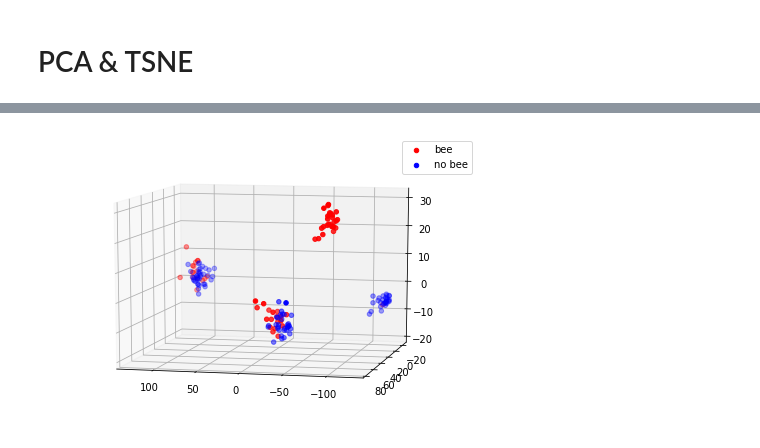
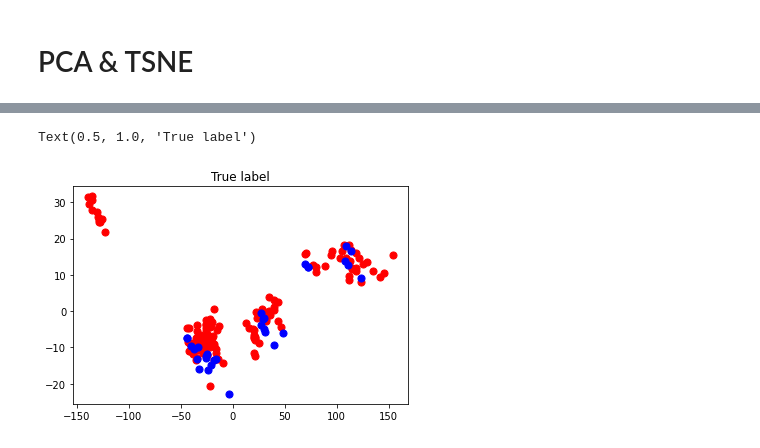
Before and after one commit to AnnieCRY/DS5230-project, a Jupyter notebook: EDA.ipynb, the cells around one changed output, grey strips where cells are left out. Saved outputs shown, nothing was run; the diff lists cells and outputs as text; code cells hidden in the pictures.

```diff
--- a/EDA.ipynb
+++ b/EDA.ipynb
@@ -98,3 +124,11 @@ plt.show()
+# %%
+plt.scatter(pca_df[pca_df['label']=='bee'].iloc[:,0], pca_df[pca_df['label']=='bee'].iloc[:,1], c='r', s=50, cmap='viridis')
+plt.scatter(pca_df[pca_df['label']=='nobee'].iloc[:,0], pca_df[pca_df['label']=='nobee'].iloc[:,1], c='b', s=50, cmap='viridis')
+
+plt.title("True label")
+# %% [output]
+Text(0.5, 1.0, 'True label')
+[figure, added]
 # %%
 # 3-component PCA:
 pca3 = PCA(n_components = 3)
@@ -105,30 +139,2 @@ pca3_df = pd.DataFrame(data = pca3, columns = ['component1', 'component2', 'comp
 
 pca3_df = pd.concat([pca3_df, pd.DataFrame(Y_train, columns = ['label'])], axis = 1)
-# %%
-# 3-component PCA visualization:
-pca3_bee = pca3_df[pca3_df.label == 1]
-
-pca3_nobee = pca3_df[pca3_df.label == 0]
-
-x1 = pca3_bee.component1
-y1 = pca3_bee.component2
-z1 = pca3_bee.component3
-
-x2 = pca3_nobee.component1
-y2 = pca3_nobee.component2
-z2 = pca3_nobee.component3
-
-fig3 = plt.figure()
-ax = Axes3D(fig3)
-
-ax.scatter(x1, y1, z1, c = 'r', label = 'bee')
-ax.scatter(x2, y2, z2, c = 'b', label = 'no bee')
-ax.legend(loc = 'best')
-ax.view_init(elev = 10, azim = 103)
-#for ii in range(0,360):
-#    ax.view_init(elev=10., azim=ii)
-#    plt.savefig("D:\\3Dplot\\movie%d.png" % ii)
-
-plt.show()
-# %% [output]
-[figure, removed]
```
Also changed, not shown: parts of 15 cells of this notebook.
